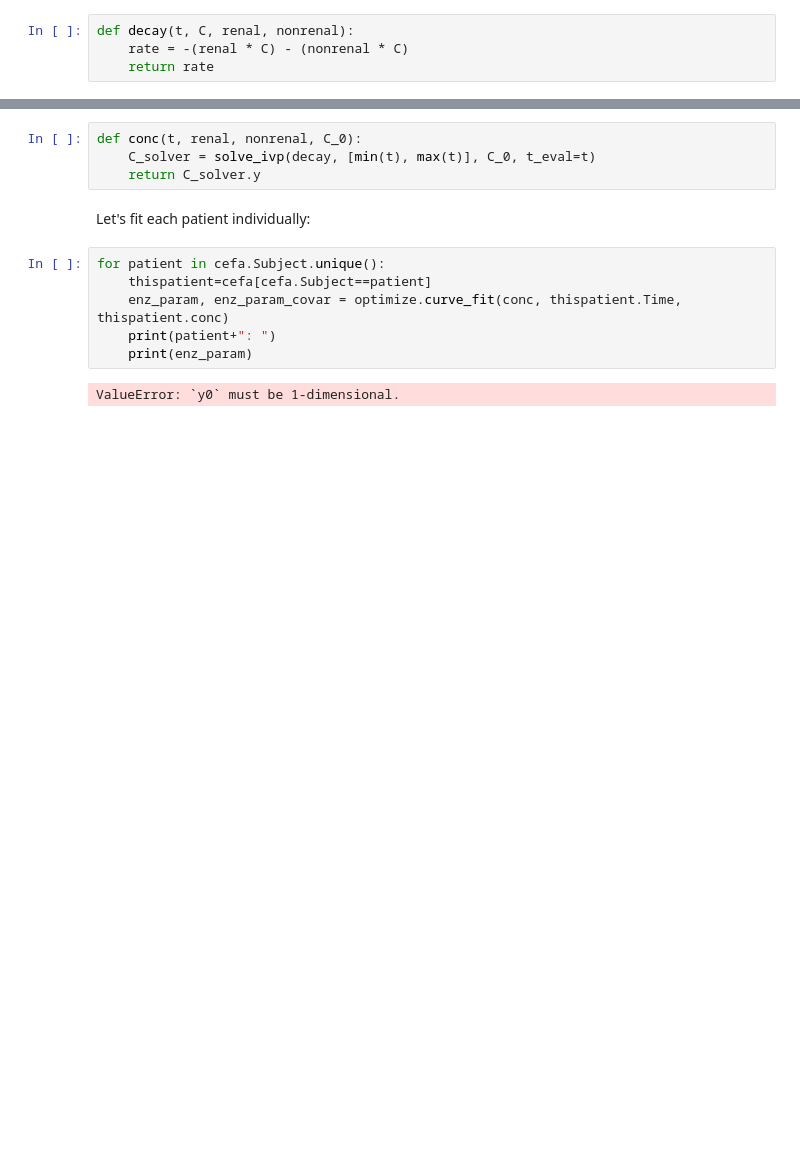
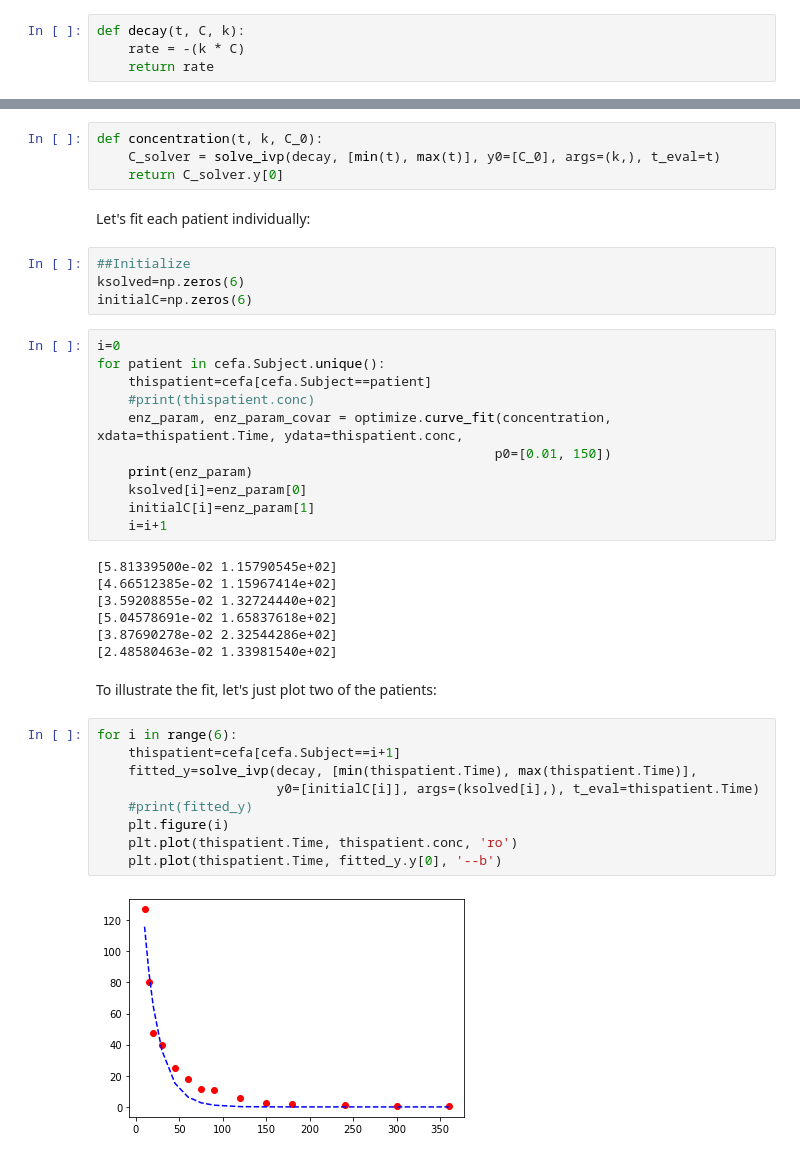
Before and after one commit to timplab/bcmb_bootcamp, a Jupyter notebook: day5/notebooks/fitting.ipynb, the cells around one changed output, grey strips where cells are left out. Cells and saved outputs as stored; diff of their text form; blank space fills up the shorter version.

```diff
--- a/day5/notebooks/fitting.ipynb
+++ b/day5/notebooks/fitting.ipynb
@@ -272,22 +274,49 @@ Or we can generate the ODE as we did in the previous unit:
 # %%
 from scipy.integrate import solve_ivp
 # %%
-def decay(t, C, renal, nonrenal):
-    rate = -(renal * C) - (nonrenal * C)
+def decay(t, C, k):
+    rate = -(k * C)
     return rate
 # %% [markdown]
 But then we still need a function to output the concentration for us:
 # %%
-def conc(t, renal, nonrenal, C_0):
-    C_solver = solve_ivp(decay, [min(t), max(t)], C_0, t_eval=t)
-    return C_solver.y
+def concentration(t, k, C_0):
+    C_solver = solve_ivp(decay, [min(t), max(t)], y0=[C_0], args=(k,), t_eval=t)
+    return C_solver.y[0]
 # %% [markdown]
 Let's fit each patient individually:
+# %%
+##Initialize
+ksolved=np.zeros(6)
+initialC=np.zeros(6)
 # %%
+i=0
 for patient in cefa.Subject.unique():
     thispatient=cefa[cefa.Subject==patient]
-    enz_param, enz_param_covar = optimize.curve_fit(conc, thispatient.Time, thispatient.conc)
-    print(patient+": ")
+    #print(thispatient.conc)
+    enz_param, enz_param_covar = optimize.curve_fit(concentration, xdata=thispatient.Time, ydata=thispatient.conc,
+                                                   p0=[0.01, 150])
     print(enz_param)
+    ksolved[i]=enz_param[0]
+    initialC[i]=enz_param[1]
+    i=i+1
 # %% [output]
-ValueError: `y0` must be 1-dimensional.
+[5.81339500e-02 1.15790545e+02]
+[4.66512385e-02 1.15967414e+02]
+[3.59208855e-02 1.32724440e+02]
+[5.04578691e-02 1.65837618e+02]
+[3.87690278e-02 2.32544286e+02]
+[2.48580463e-02 1.33981540e+02]
+# %% [markdown]
+To illustrate the fit, let's just plot two of the patients:
+# %%
+for i in range(6):
+    thispatient=cefa[cefa.Subject==i+1]
+    fitted_y=solve_ivp(decay, [min(thispatient.Time), max(thispatient.Time)],
+                       y0=[initialC[i]], args=(ksolved[i],), t_eval=thispatient.Time)
+    #print(fitted_y)
+    plt.figure(i)
+    plt.plot(thispatient.Time, thispatient.conc, 'ro')
+    plt.plot(thispatient.Time, fitted_y.y[0], '--b')
+# %% [output]
+[figure, added]
```
Also changed, not shown: parts of 10 cells of this notebook, 3 other files.
